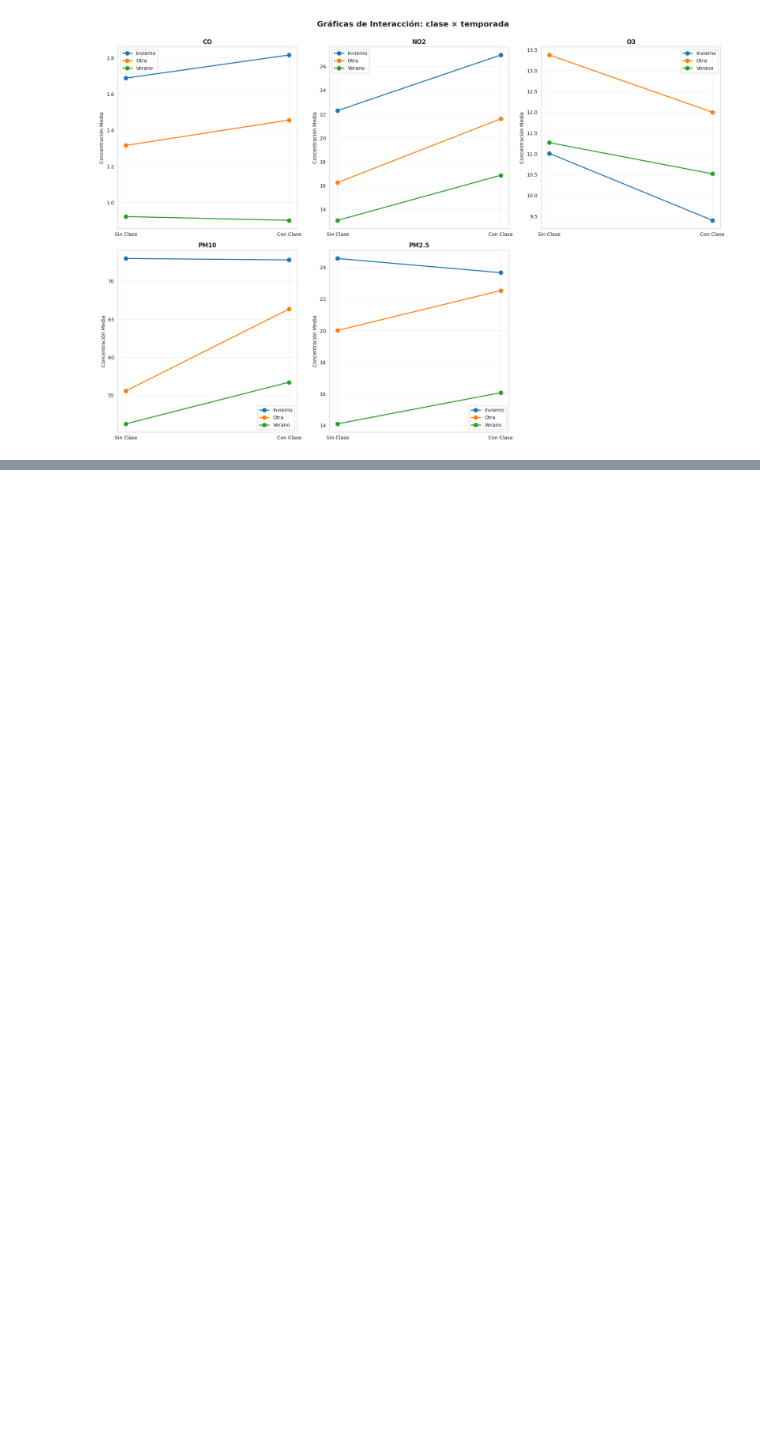
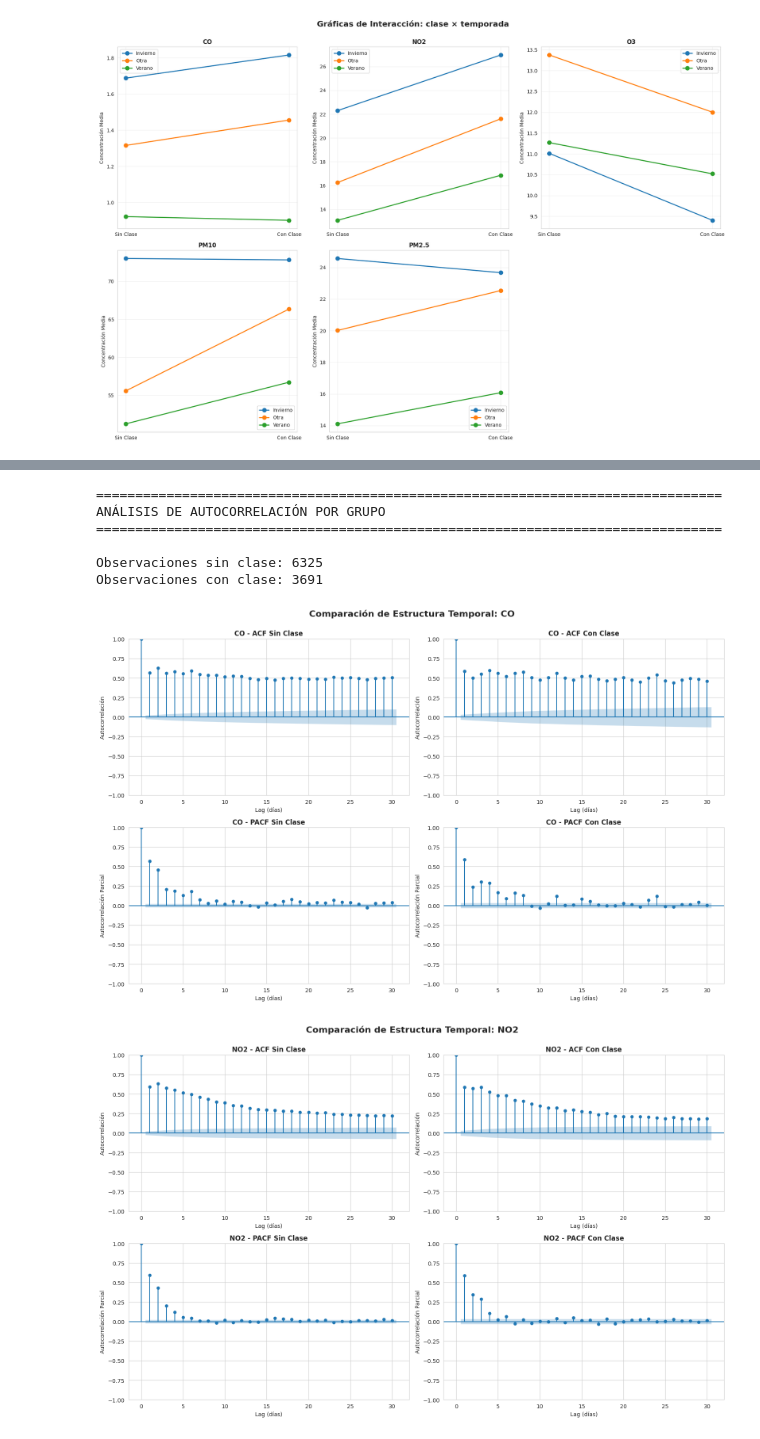
Before and after one commit to anareyes06/Reto-multivariados-equipo-3, a Jupyter notebook: codigos/04_modelo_1.ipynb, the cells around one changed output, grey strips where cells are left out. Drawn from its saved outputs; the diff is of its cells as text; code cells hidden in the pictures; blank space fills up the shorter version.

```diff
--- a/codigos/04_modelo_1.ipynb
+++ b/codigos/04_modelo_1.ipynb
@@ -550,0 +821,58 @@ plt.show()
+# %%
+from statsmodels.graphics.tsaplots import plot_acf, plot_pacf
+
+# Separar datos por grupo
+df_sorted = df_clean.copy()
+df_sorted['date'] = df['date'][df_clean.index].values
+df_sorted = df_sorted.sort_values('date').reset_index(drop=True)
+
+grupo_sin_clase = df_sorted[df_sorted['clase'] == 0]
+grupo_con_clase = df_sorted[df_sorted['clase'] == 1]
+
+print("=" * 80)
+print("ANÁLISIS DE AUTOCORRELACIÓN POR GRUPO")
+print("=" * 80)
+print(f"\nObservaciones sin clase: {len(grupo_sin_clase)}")
+print(f"Observaciones con clase: {len(grupo_con_clase)}")
+
+# Graficar ACF y PACF para cada contaminante por grupo
+for contaminante in contaminantes:
+    fig, axes = plt.subplots(2, 2, figsize=(16, 10))
+
+    # ACF - Sin Clase
+    plot_acf(grupo_sin_clase[contaminante].values, lags=30, ax=axes[0, 0], alpha=0.05)
+    axes[0, 0].set_title(f'{contaminante} - ACF Sin Clase', fontsize=12, weight='bold')
+    axes[0, 0].set_xlabel('Lag (días)')
+    axes[0, 0].set_ylabel('Autocorrelación')
+
+    # ACF - Con Clase
+    plot_acf(grupo_con_clase[contaminante].values, lags=30, ax=axes[0, 1], alpha=0.05)
+    axes[0, 1].set_title(f'{contaminante} - ACF Con Clase', fontsize=12, weight='bold')
+    axes[0, 1].set_xlabel('Lag (días)')
+    axes[0, 1].set_ylabel('Autocorrelación')
+
+    # PACF - Sin Clase
+    plot_pacf(grupo_sin_clase[contaminante].values, lags=30, ax=axes[1, 0], alpha=0.05)
+    axes[1, 0].set_title(f'{contaminante} - PACF Sin Clase', fontsize=12, weight='bold')
+    axes[1, 0].set_xlabel('Lag (días)')
+    axes[1, 0].set_ylabel('Autocorrelación Parcial')
+
+    # PACF - Con Clase
+    plot_pacf(grupo_con_clase[contaminante].values, lags=30, ax=axes[1, 1], alpha=0.05)
+    axes[1, 1].set_title(f'{contaminante} - PACF Con Clase', fontsize=12, weight='bold')
+    axes[1, 1].set_xlabel('Lag (días)')
+    axes[1, 1].set_ylabel('Autocorrelación Parcial')
+
+    plt.suptitle(f'Comparación de Estructura Temporal: {contaminante}',
+                 fontsize=16, weight='bold', y=1.00)
+    plt.tight_layout()
+    plt.show()
+# %% [output]
+================================================================================
+ANÁLISIS DE AUTOCORRELACIÓN POR GRUPO
+================================================================================
+
+Observaciones sin clase: 6325
+Observaciones con clase: 3691
+[figure, added]
+[figure, added]
```
Also changed, not shown: parts of 35 cells of this notebook, 2 other files.
